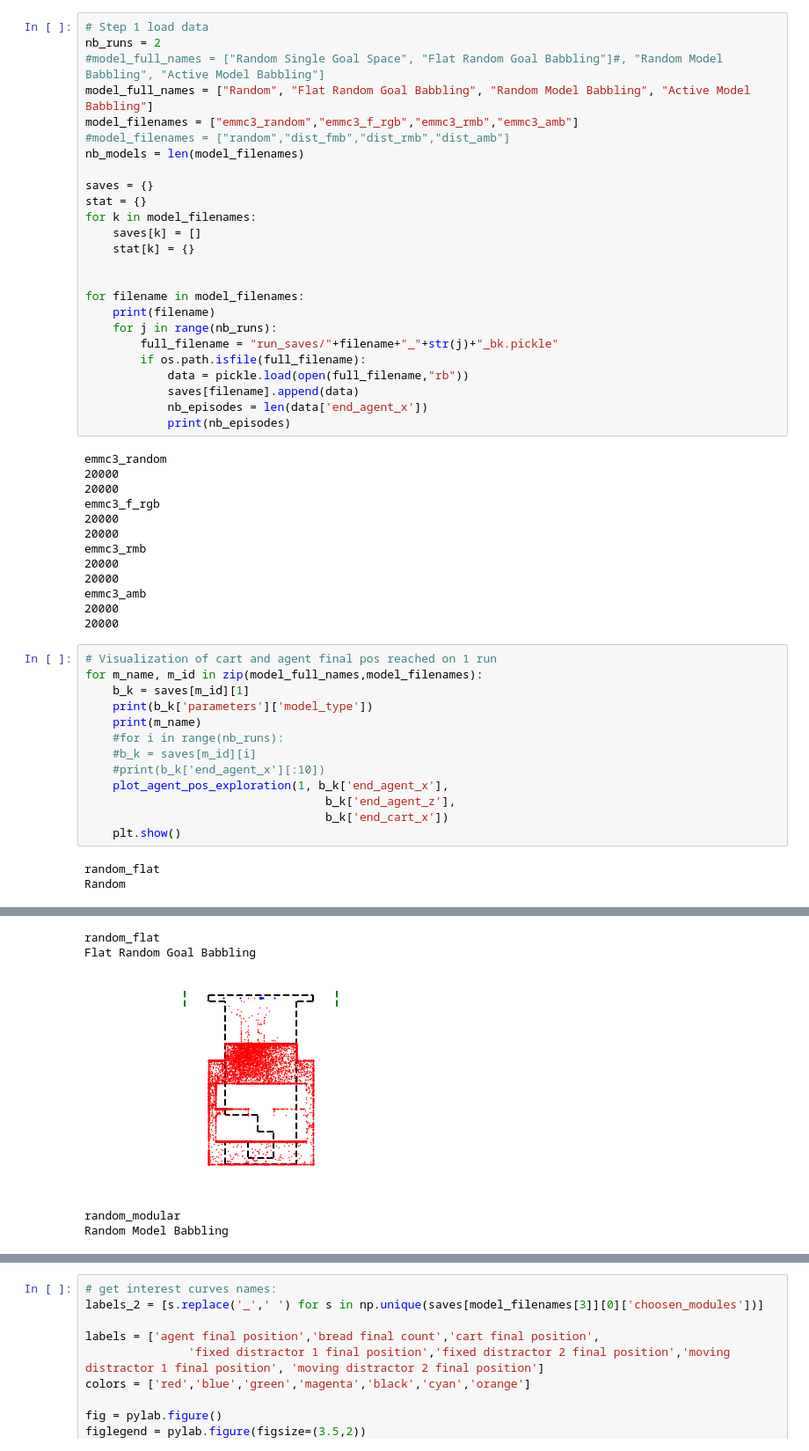
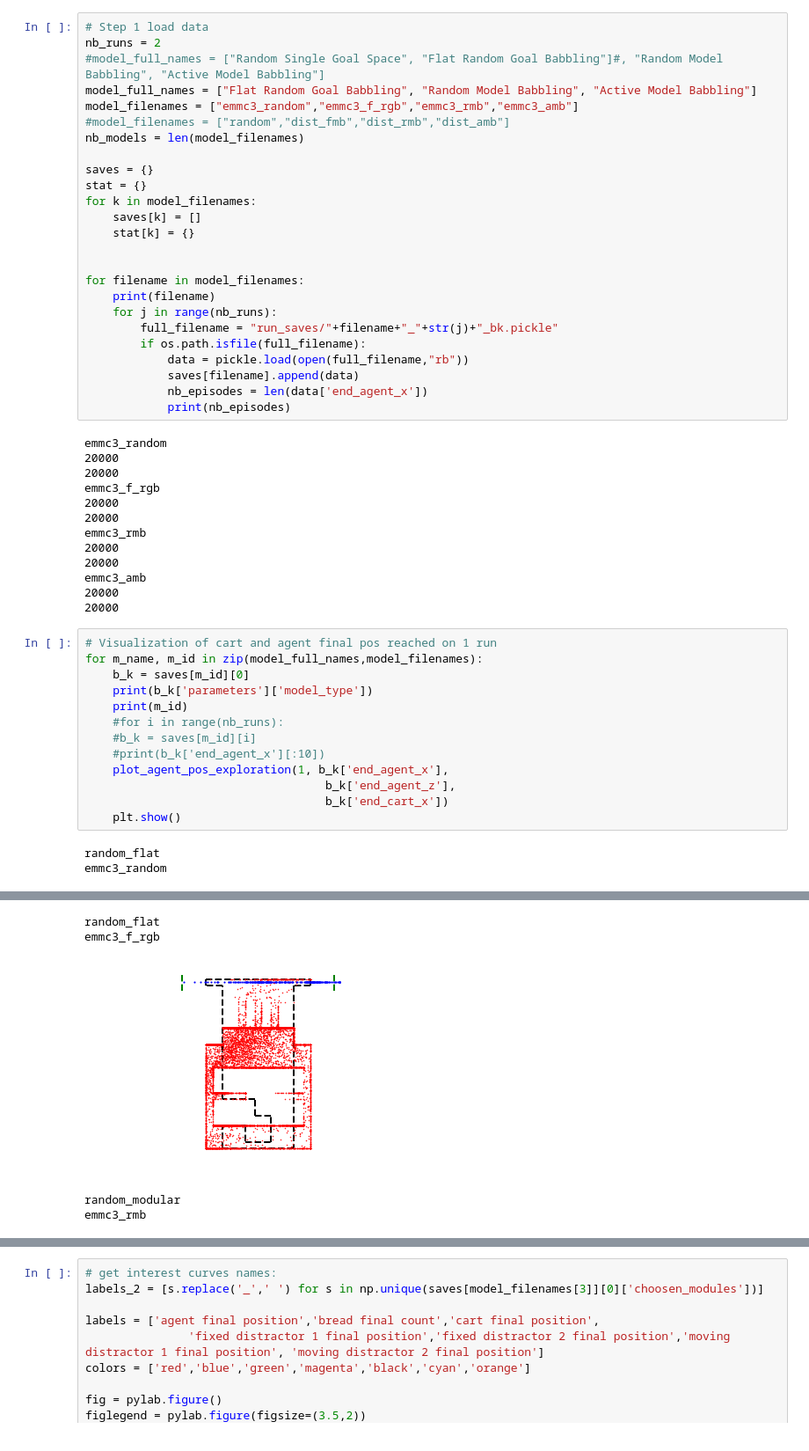
Before and after one commit to rPortelas/malmo_mountain_cart, a Jupyter notebook: data_visualization_emmc.ipynb, the cells around one changed output, grey strips where cells are left out. Shown at 88% size. Drawn from its saved outputs; the diff is of its cells as text.

```diff
--- a/data_visualization_emmc.ipynb
+++ b/data_visualization_emmc.ipynb
@@ -13,7 +13,7 @@ import scipy.stats as sp
 # Step 1 load data
 nb_runs = 2
 #model_full_names = ["Random Single Goal Space", "Flat Random Goal Babbling"]#, "Random Model Babbling", "Active Model Babbling"]
-model_full_names = ["Random", "Flat Random Goal Babbling", "Random Model Babbling", "Active Model Babbling"]
+model_full_names = ["Flat Random Goal Babbling", "Random Model Babbling", "Active Model Babbling"]
 model_filenames = ["emmc3_random","emmc3_f_rgb","emmc3_rmb","emmc3_amb"]
 #model_filenames = ["random","dist_fmb","dist_rmb","dist_amb"]
 nb_models = len(model_filenames)
@@ -50,9 +50,9 @@ emmc3_amb
 # %%
 # Visualization of cart and agent final pos reached on 1 run
 for m_name, m_id in zip(model_full_names,model_filenames):
-    b_k = saves[m_id][1]
+    b_k = saves[m_id][0]
     print(b_k['parameters']['model_type'])
-    print(m_name)
+    print(m_id)
     #for i in range(nb_runs):
     #b_k = saves[m_id][i]
     #print(b_k['end_agent_x'][:10])
@@ -62,4 +62,4 @@ for m_name, m_id in zip(model_full_names,model_filenames):
     plt.show()
 # %% [output]
 random_flat
-Random
+emmc3_random
@@ -67,5 +67,5 @@ Random
 random_flat
-Flat Random Goal Babbling
+emmc3_f_rgb
-[figure, old version]
+[figure, new version]
 random_modular
-Random Model Babbling
+emmc3_rmb
```
Also changed, not shown: parts of 5 cells of this notebook, 4 other files.
